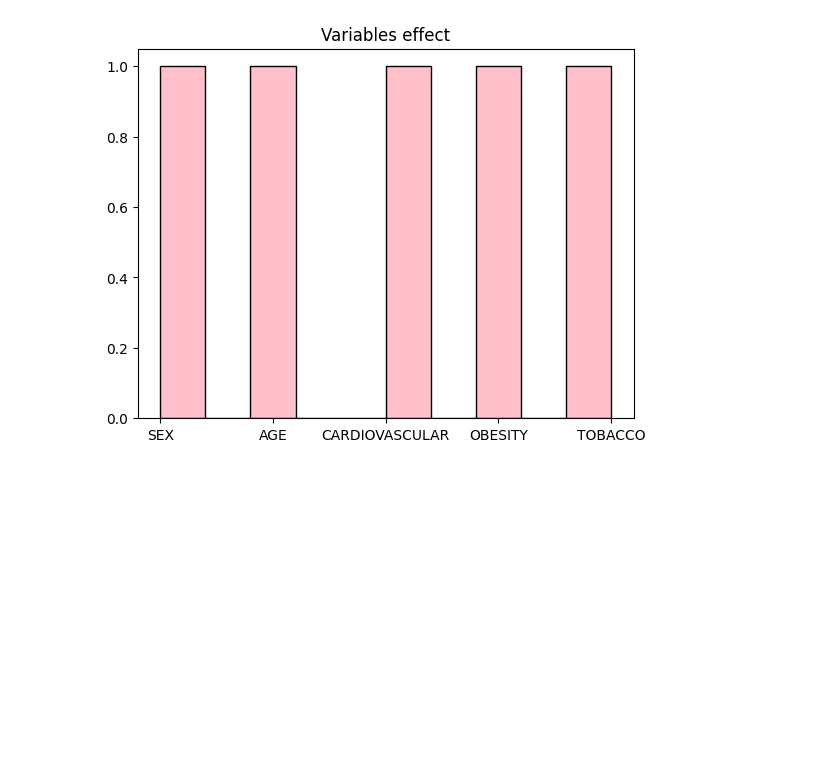
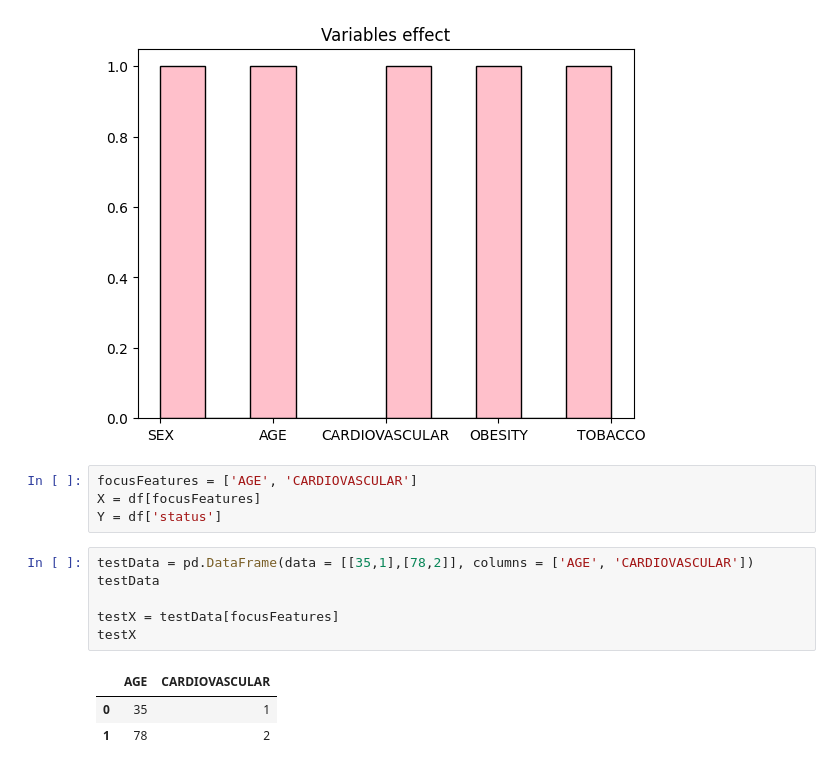
Before and after one commit to belabanegas/DS201FinalProject, a Jupyter notebook: Team_43_pptx,_Team_Pink_pptx.ipynb, the cells around one changed output. Drawn from its saved outputs; the diff is of its cells as text; blank space fills up the shorter version.

```diff
--- a/Team_43_pptx,_Team_Pink_pptx.ipynb
+++ b/Team_43_pptx,_Team_Pink_pptx.ipynb
@@ -60,3 +60,17 @@ plt.title('Variables effect')
 # %% [output]
 Text(0.5, 1.0, 'Variables effect')
 [figure]
+# %%
+focusFeatures = ['AGE', 'CARDIOVASCULAR']
+X = df[focusFeatures]
+Y = df['status']
+# %%
+testData = pd.DataFrame(data = [[35,1],[78,2]], columns = ['AGE', 'CARDIOVASCULAR'])
+testData
+
+testX = testData[focusFeatures]
+testX
+# %% [output]
+|  | AGE | CARDIOVASCULAR |
+| 0 | 35 | 1 |
+| 1 | 78 | 2 |
```
Also changed, not shown: parts of 4 cells of this notebook.
